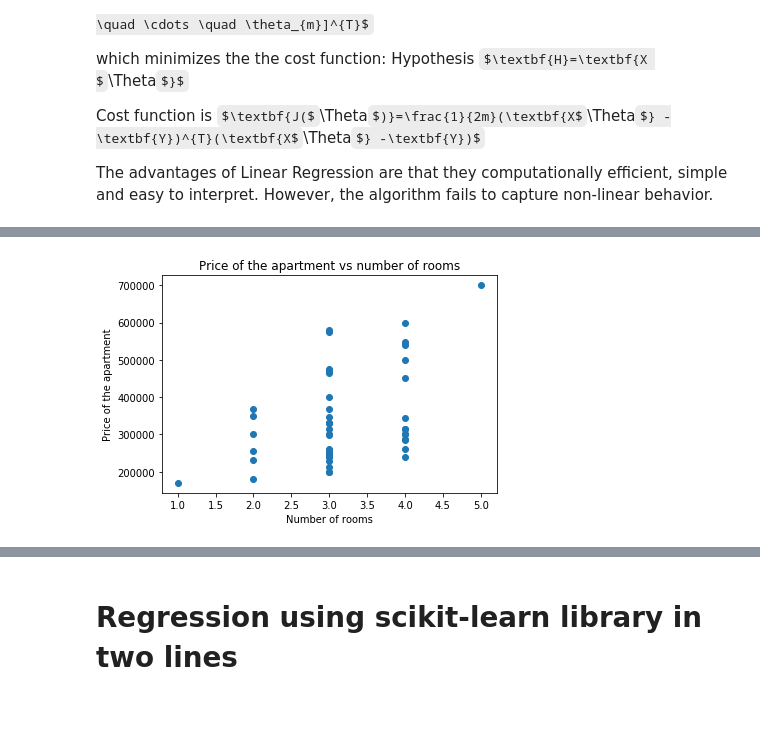
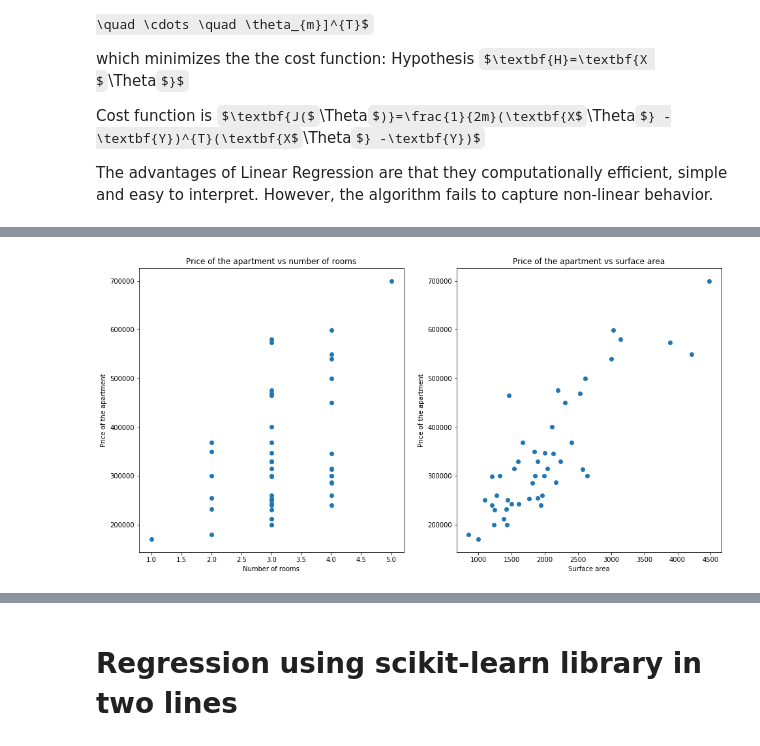
Before and after one commit to sintefmath/GeiloWinterSchool2018, a Jupyter notebook: course_material/LinearRegression.ipynb, the cells around one changed output, grey strips where cells are left out. Drawn from its saved outputs; the diff is of its cells as text; code cells hidden in the pictures; some formulas as TeX source; blank space fills up the shorter version.

```diff
--- a/course_material/LinearRegression.ipynb
+++ b/course_material/LinearRegression.ipynb
@@ -76,8 +69,15 @@ Plot the data and have a look
 # %%
+plt.figure(figsize=(16,8))
+plt.subplot(121)
 plt.scatter(X[:,1],y)
 plt.xlabel("Number of rooms")
 plt.ylabel("Price of the apartment")
 plt.title("Price of the apartment vs number of rooms")
+plt.subplot(122)
+plt.scatter(X[:,0],y)
+plt.xlabel("Surface area")
+plt.ylabel("Price of the apartment")
+plt.title("Price of the apartment vs surface area")
 plt.show()
 # %% [output]
-[figure, old version]
+[figure, new version]
```
Also changed, not shown: parts of 53 cells of this notebook, 1 other file.
